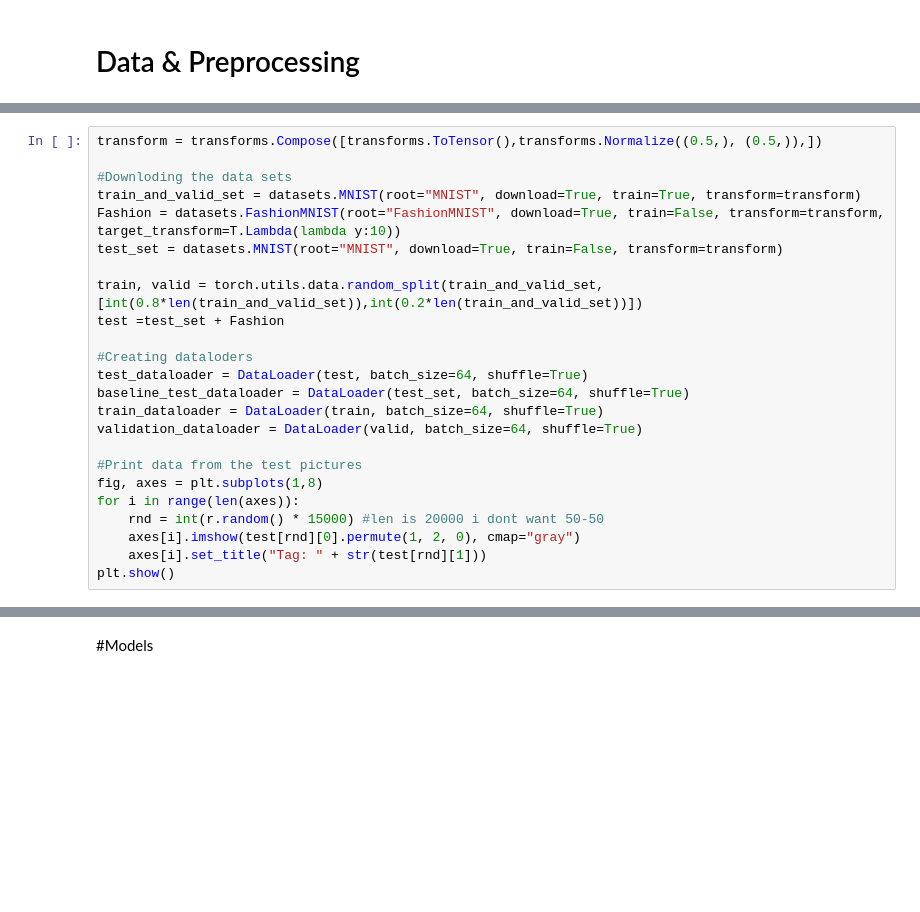
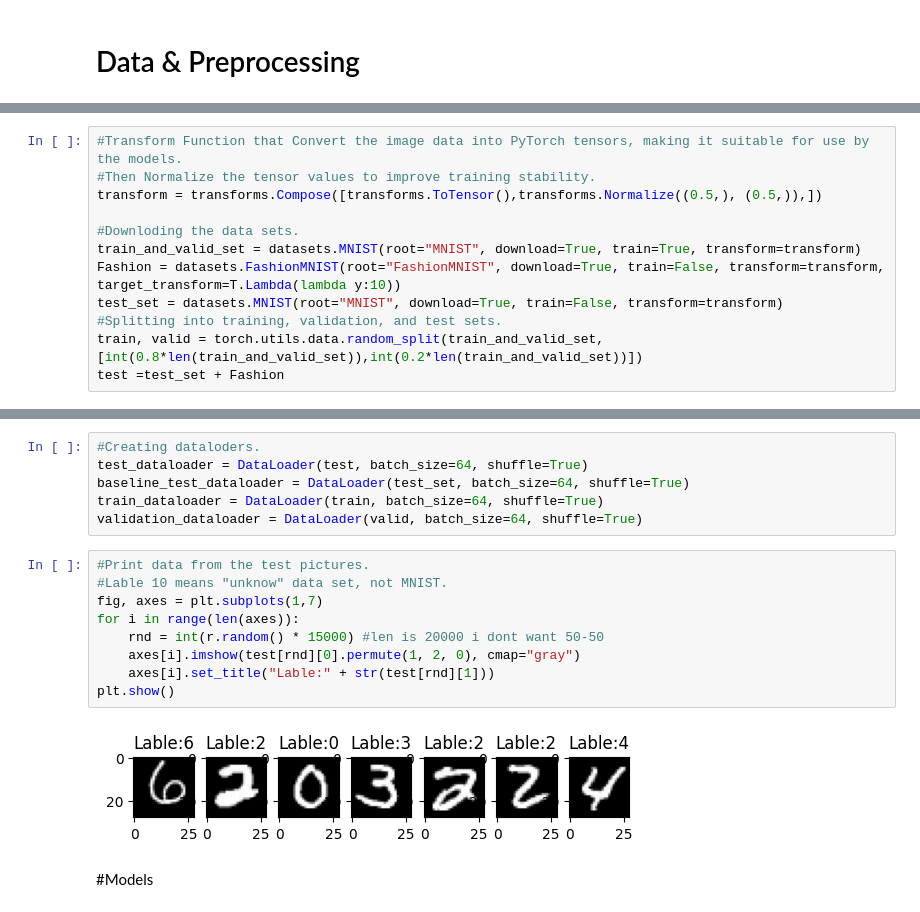
Before and after one commit to ofekoOren/GMDL-Project, a Jupyter notebook: Model.ipynb, the cells around one changed output, grey strips where cells are left out. Saved outputs shown, nothing was run; the diff lists cells and outputs as text; blank space fills up the shorter version.

```diff
--- a/Model.ipynb
+++ b/Model.ipynb
@@ -22,25 +22,13 @@ making the data loders
 # %%
+#Transform Function that Convert the image data into PyTorch tensors, making it suitable for use by the models.
+#Then Normalize the tensor values to improve training stability.
 transform = transforms.Compose([transforms.ToTensor(),transforms.Normalize((0.5,), (0.5,)),])
 
-#Downloding the data sets
+#Downloding the data sets.
 train_and_valid_set = datasets.MNIST(root="MNIST", download=True, train=True, transform=transform)
 Fashion = datasets.FashionMNIST(root="FashionMNIST", download=True, train=False, transform=transform, target_transform=T.Lambda(lambda y:10))
 test_set = datasets.MNIST(root="MNIST", download=True, train=False, transform=transform)
-
+#Splitting into training, validation, and test sets.
 train, valid = torch.utils.data.random_split(train_and_valid_set,[int(0.8*len(train_and_valid_set)),int(0.2*len(train_and_valid_set))])
 test =test_set + Fashion
-
-#Creating dataloders
-test_dataloader = DataLoader(test, batch_size=64, shuffle=True)
-baseline_test_dataloader = DataLoader(test_set, batch_size=64, shuffle=True)
-train_dataloader = DataLoader(train, batch_size=64, shuffle=True)
-validation_dataloader = DataLoader(valid, batch_size=64, shuffle=True)
-
-#Print data from the test pictures
-fig, axes = plt.subplots(1,8)
-for i in range(len(axes)):
-    rnd = int(r.random() * 15000) #len is 20000 i dont want 50-50
-    axes[i].imshow(test[rnd][0].permute(1, 2, 0), cmap="gray")
-    axes[i].set_title("Tag: " + str(test[rnd][1]))
-plt.show()
 # %% [output]
@@ -48,3 +65,20 @@ plt.show()
+# %%
+#Creating dataloders.
+test_dataloader = DataLoader(test, batch_size=64, shuffle=True)
+baseline_test_dataloader = DataLoader(test_set, batch_size=64, shuffle=True)
+train_dataloader = DataLoader(train, batch_size=64, shuffle=True)
+validation_dataloader = DataLoader(valid, batch_size=64, shuffle=True)
+# %%
+#Print data from the test pictures.
+#Lable 10 means "unknow" data set, not MNIST.
+fig, axes = plt.subplots(1,7)
+for i in range(len(axes)):
+    rnd = int(r.random() * 15000) #len is 20000 i dont want 50-50
+    axes[i].imshow(test[rnd][0].permute(1, 2, 0), cmap="gray")
+    axes[i].set_title("Lable:" + str(test[rnd][1]))
+plt.show()
+# %% [output]
+[figure, added]
 # %% [markdown]
 #Models
 # %%
```
Also changed, not shown: parts of 11 cells of this notebook.
